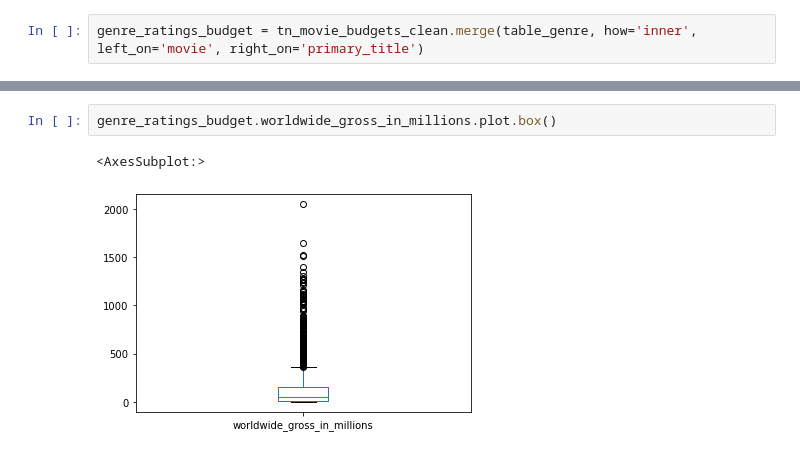
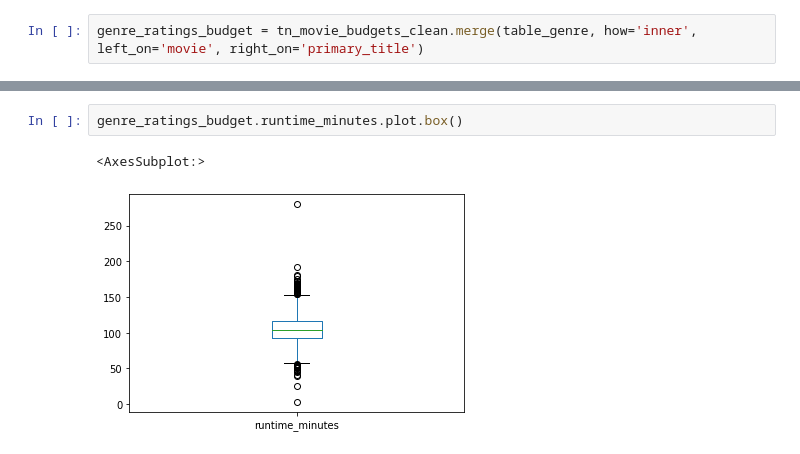
Before and after one commit to colesussmeierDELOITTE/Pod1Capstone, a Jupyter notebook: allie_work.ipynb, the cells around one changed output, grey strips where cells are left out. Drawn from its saved outputs; the diff is of its cells as text.

```diff
--- a/allie_work.ipynb
+++ b/allie_work.ipynb
@@ -139,7 +157,7 @@ genre_ratings_budget.describe()
 | 75% | 77.000000 | 52.000000 | 67.061228 | 152.417957 | 205.204881 | ... |
 | max | 100.000000 | 410.600000 | 700.059566 | 2048.134200 | 22764.410000 | ... |
 # %%
-genre_ratings_budget.worldwide_gross_in_millions.plot.box()
+genre_ratings_budget.runtime_minutes.plot.box()
 # %% [output]
 <AxesSubplot:>
-[figure, old version]
+[figure, new version]
```
Also changed, not shown: parts of 6 cells of this notebook.
